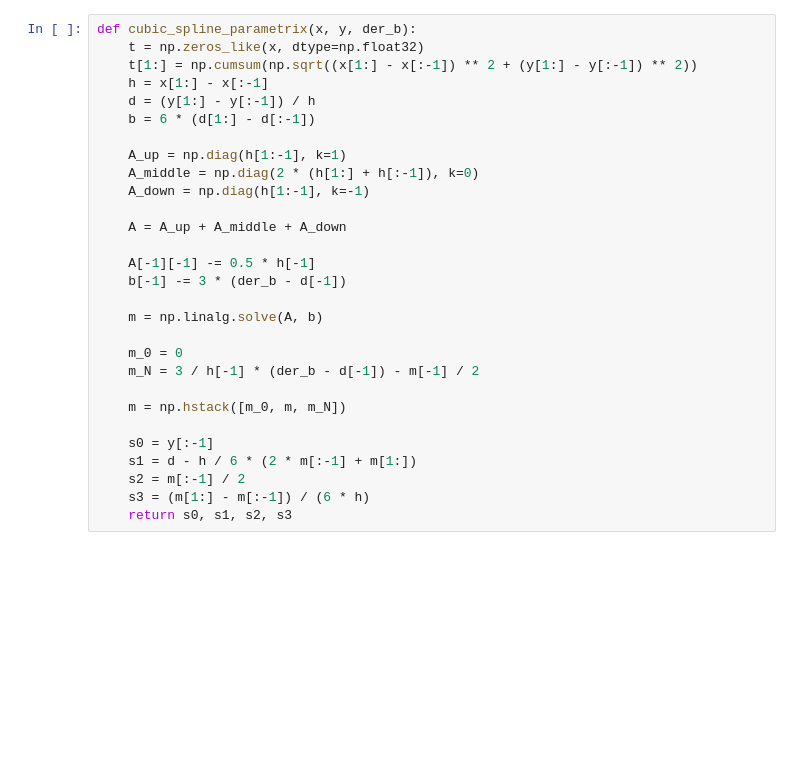
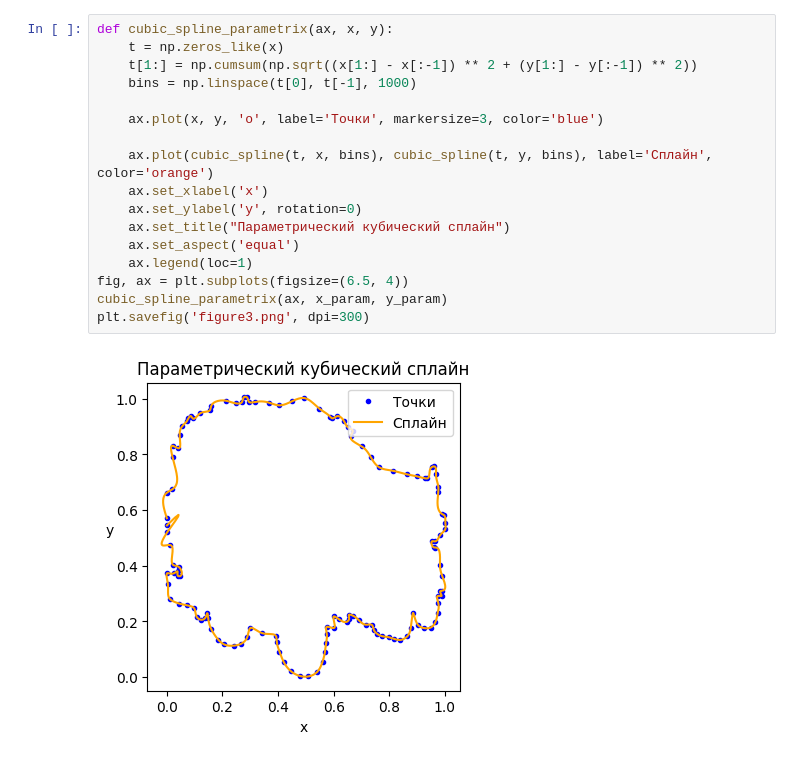
Before and after one commit to gravsim/FSR_numerical_methods, a Jupyter notebook: 2026_09_28_project1/Task1_Klopov.ipynb, the cells around one changed output. Saved outputs shown, nothing was run; the diff lists cells and outputs as text; blank space fills up the shorter version.

```diff
--- a/2026_09_28_project1/Task1_Klopov.ipynb
+++ b/2026_09_28_project1/Task1_Klopov.ipynb
@@ -74,29 +121,19 @@ plt.legend()
 # %%
-def cubic_spline_parametrix(x, y, der_b):
-    t = np.zeros_like(x, dtype=np.float32)
+def cubic_spline_parametrix(ax, x, y):
+    t = np.zeros_like(x)
     t[1:] = np.cumsum(np.sqrt((x[1:] - x[:-1]) ** 2 + (y[1:] - y[:-1]) ** 2))
-    h = x[1:] - x[:-1]
-    d = (y[1:] - y[:-1]) / h
-    b = 6 * (d[1:] - d[:-1])
+    bins = np.linspace(t[0], t[-1], 1000)
 
-    A_up = np.diag(h[1:-1], k=1)
-    A_middle = np.diag(2 * (h[1:] + h[:-1]), k=0)
-    A_down = np.diag(h[1:-1], k=-1)
+    ax.plot(x, y, 'o', label='Точки', markersize=3, color='blue')
 
-    A = A_up + A_middle + A_down
-
-    A[-1][-1] -= 0.5 * h[-1]
-    b[-1] -= 3 * (der_b - d[-1])
-
-    m = np.linalg.solve(A, b)
-
-    m_0 = 0
-    m_N = 3 / h[-1] * (der_b - d[-1]) - m[-1] / 2
-
-    m = np.hstack([m_0, m, m_N])
-
-    s0 = y[:-1]
-    s1 = d - h / 6 * (2 * m[:-1] + m[1:])
-    s2 = m[:-1] / 2
-    s3 = (m[1:] - m[:-1]) / (6 * h)
-    return s0, s1, s2, s3
+    ax.plot(cubic_spline(t, x, bins), cubic_spline(t, y, bins), label='Сплайн', color='orange')
+    ax.set_xlabel('x')
+    ax.set_ylabel('y', rotation=0)
+    ax.set_title("Параметрический кубический сплайн")
+    ax.set_aspect('equal')
+    ax.legend(loc=1)
+fig, ax = plt.subplots(figsize=(6.5, 4))
+cubic_spline_parametrix(ax, x_param, y_param)
+plt.savefig('figure3.png', dpi=300)
+# %% [output]
+[figure, added]
```
Also changed, not shown: parts of 9 cells of this notebook, 11 other files.
